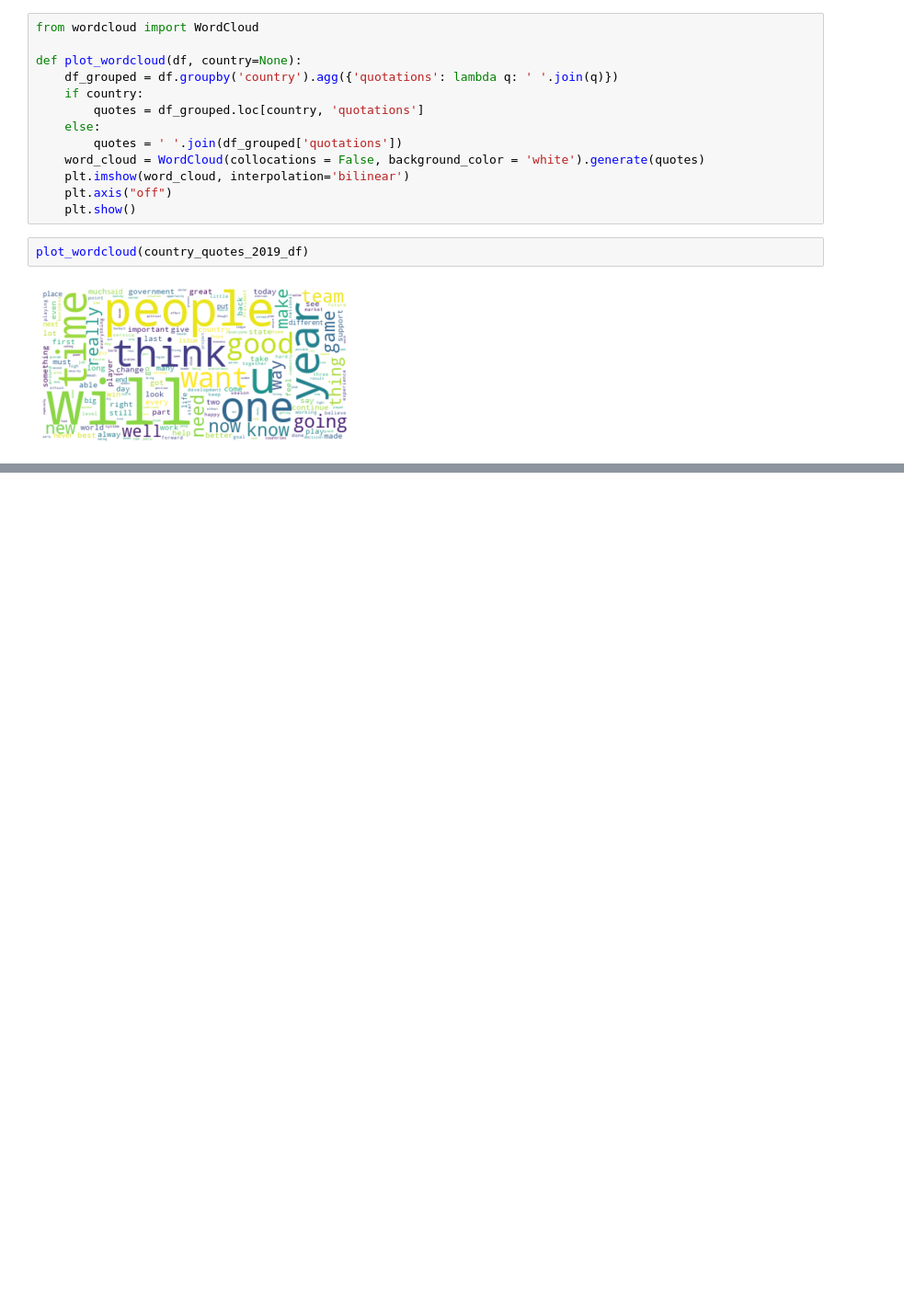
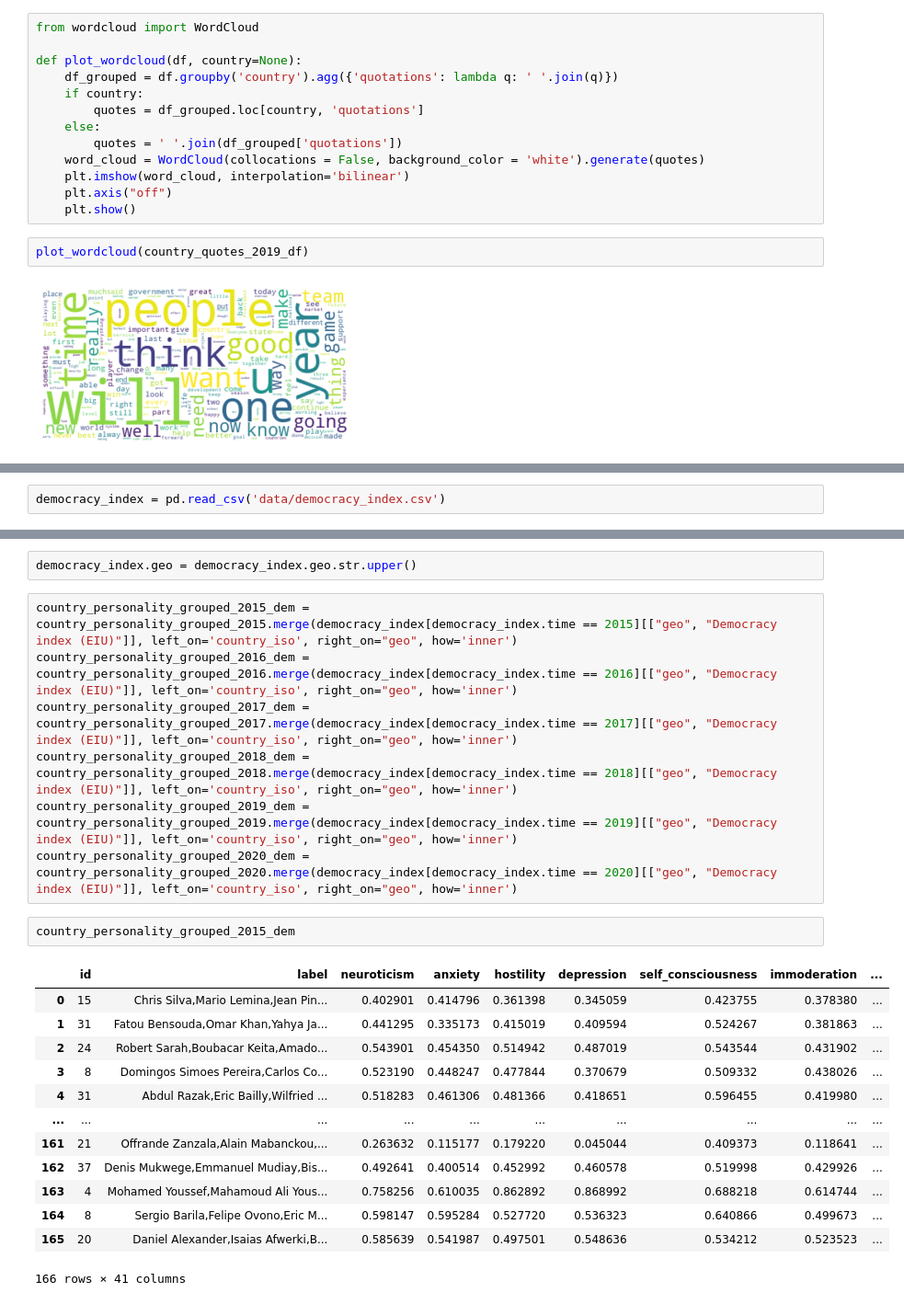
Before and after one commit to epfl-ada/ada-2021-project-madry, a Jupyter notebook: country.ipynb, the cells around one changed output, grey strips where cells are left out. Shown at 92% size. Saved outputs shown, nothing was run; the diff lists cells and outputs as text; blank space fills up the shorter version.

```diff
--- a/country.ipynb
+++ b/country.ipynb
@@ -484,0 +521,2 @@ plot_wordcloud(country_quotes_2019_df)
+# %%
+democracy_index = pd.read_csv('data/democracy_index.csv')
@@ -484,0 +539,25 @@ plot_wordcloud(country_quotes_2019_df)
+# %%
+democracy_index.geo = democracy_index.geo.str.upper()
+# %%
+country_personality_grouped_2015_dem = country_personality_grouped_2015.merge(democracy_index[democracy_index.time == 2015][["geo", "Democracy index (EIU)"]], left_on='country_iso', right_on="geo", how='inner')
+country_personality_grouped_2016_dem = country_personality_grouped_2016.merge(democracy_index[democracy_index.time == 2016][["geo", "Democracy index (EIU)"]], left_on='country_iso', right_on="geo", how='inner')
+country_personality_grouped_2017_dem = country_personality_grouped_2017.merge(democracy_index[democracy_index.time == 2017][["geo", "Democracy index (EIU)"]], left_on='country_iso', right_on="geo", how='inner')
+country_personality_grouped_2018_dem = country_personality_grouped_2018.merge(democracy_index[democracy_index.time == 2018][["geo", "Democracy index (EIU)"]], left_on='country_iso', right_on="geo", how='inner')
+country_personality_grouped_2019_dem = country_personality_grouped_2019.merge(democracy_index[democracy_index.time == 2019][["geo", "Democracy index (EIU)"]], left_on='country_iso', right_on="geo", how='inner')
+country_personality_grouped_2020_dem = country_personality_grouped_2020.merge(democracy_index[democracy_index.time == 2020][["geo", "Democracy index (EIU)"]], left_on='country_iso', right_on="geo", how='inner')
+# %%
+country_personality_grouped_2015_dem
+# %% [output]
+|  | id | label | neuroticism | anxiety | hostility | depression | self_consciousness | immoderation | ... |
+| 0 | 15 | Chris Silva,Mario Lemina,Jean Pin... | 0.402901 | 0.414796 | 0.361398 | 0.345059 | 0.423755 | 0.378380 | ... |
+| 1 | 31 | Fatou Bensouda,Omar Khan,Yahya Ja... | 0.441295 | 0.335173 | 0.415019 | 0.409594 | 0.524267 | 0.381863 | ... |
+| 2 | 24 | Robert Sarah,Boubacar Keita,Amado... | 0.543901 | 0.454350 | 0.514942 | 0.487019 | 0.543544 | 0.431902 | ... |
+| 3 | 8 | Domingos Simoes Pereira,Carlos Co... | 0.523190 | 0.448247 | 0.477844 | 0.370679 | 0.509332 | 0.438026 | ... |
+| 4 | 31 | Abdul Razak,Eric Bailly,Wilfried ... | 0.518283 | 0.461306 | 0.481366 | 0.418651 | 0.596455 | 0.419980 | ... |
+| ... | ... | ... | ... | ... | ... | ... | ... | ... | ... |
+| 161 | 21 | Offrande Zanzala,Alain Mabanckou,... | 0.263632 | 0.115177 | 0.179220 | 0.045044 | 0.409373 | 0.118641 | ... |
+| 162 | 37 | Denis Mukwege,Emmanuel Mudiay,Bis... | 0.492641 | 0.400514 | 0.452992 | 0.460578 | 0.519998 | 0.429926 | ... |
+| 163 | 4 | Mohamed Youssef,Mahamoud Ali Yous... | 0.758256 | 0.610035 | 0.862892 | 0.868992 | 0.688218 | 0.614744 | ... |
+| 164 | 8 | Sergio Barila,Felipe Ovono,Eric M... | 0.598147 | 0.595284 | 0.527720 | 0.536323 | 0.640866 | 0.499673 | ... |
+| 165 | 20 | Daniel Alexander,Isaias Afwerki,B... | 0.585639 | 0.541987 | 0.497501 | 0.548636 | 0.534212 | 0.523523 | ... |
+166 rows × 41 columns
```
Also changed, not shown: parts of 9 cells of this notebook.
